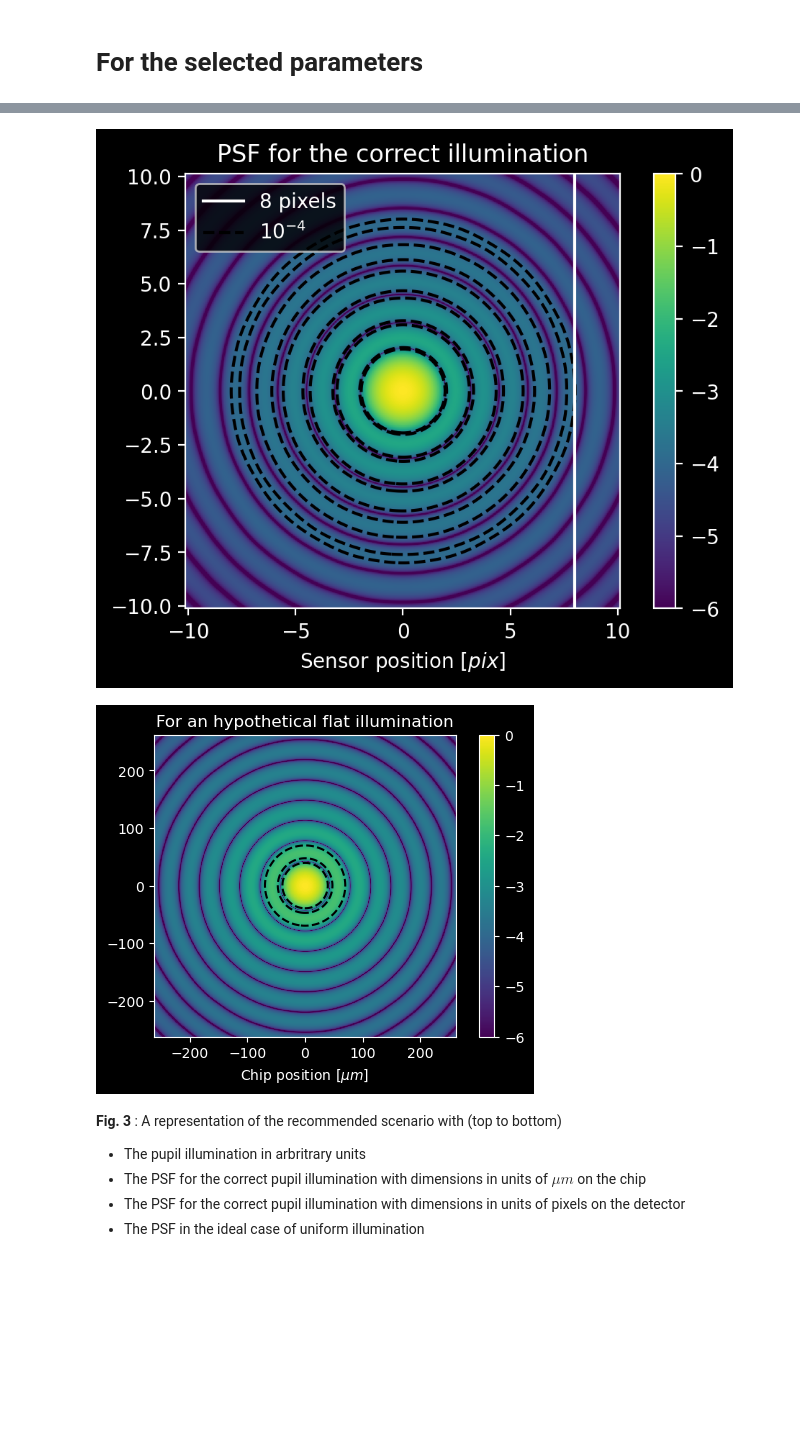
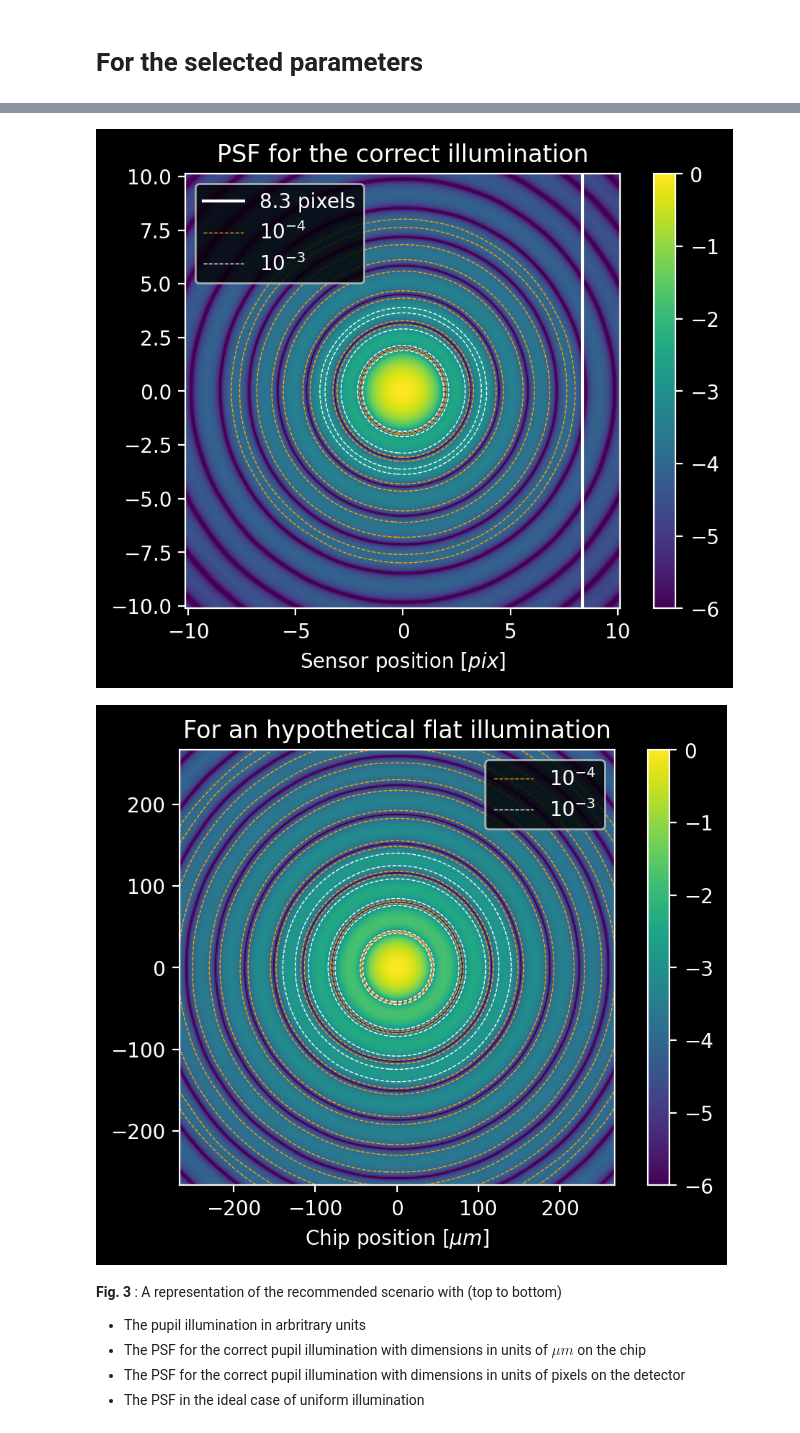
Before and after one commit to rlaugier/gaussian_beams, a Jupyter notebook: gaussian_spectrograph_psf.ipynb, the cells around one changed output, grey strips where cells are left out. Cells and saved outputs as stored; diff of their text form; code cells hidden in the pictures; blank space fills up the shorter version.

Commit message:
Updating the mode field measurements
Measurements based on an email from KG received 2021-10-18.
Also imporving plots of the image plane.

```diff
--- a/gaussian_spectrograph_psf.ipynb
+++ b/gaussian_spectrograph_psf.ipynb
@@ -66,24 +79,14 @@ $\displaystyle w(z) = w_{0} \sqrt{\frac{\lambda^{2} z^{2}}{\pi^{2} w_{0}^{4}} +
 # %%
-nclad, ncore = sp.symbols("n_{clad}, n_{core}", real=True, positive=True)
 
-mywl = 3.5e-6
-mymaxwl = 4.0e-6
-nclad_GLS = 2.3159
-mfd_Tepper = (16.3e-6+24.8e-6)/2
-mfd_Gretzinger = 23.1e-6
-mfd_Tepper_large = 24.8e-6
-mfd_Tepper_small = 16.3e-6
-wl_Tepper = 3.39e-6
-#Tepper_NA = np.sqrt()
 NA = lamb/(sp.pi*w_0)
 ncore = sp.sqrt((NA)**2 + nclad**2)
 ncoren = sp.lambdify((nclad, w_0, lamb), ncore, modules="numpy")
 print("nclad = ", nclad_GLS)
-print("ncore = ", ncoren(nclad_GLS, mfd_Tepper/2, wl_Tepper))
-#best_w = mfd_Tepper/2
-#my_w_0 = mywl * (mfd_Tepper/2)/wl_Tepper
-w01 = mywl * (mfd_Gretzinger/2)/wl_Tepper
-w02 = mymaxwl * (mfd_Gretzinger/2)/wl_Tepper
+print("ncore = ", ncoren(nclad_GLS, mfd_KG_mean/2, wl_KG))
+#best_w = mfd_KG_mean/2
+#my_w_0 = mywl * (mfd_KG_mean/2)/wl_KG
+w01 = mywl * (mfd_KG_mean/2)/wl_KG
+w02 = mymaxwl * (mfd_KG_mean/2)/wl_KG
 print(w01)
 print(w02)
 # %% [output]
@@ -467,21 +473,26 @@ plt.xlabel("Pupil position [mm]")
 plt.title("Pupil illumination")
 plt.show()
 
+rel_levels = np.array([1.0e-4, 1.0e-3])
+colors = np.array(["orange", "w"])
+clabels = [f"$10^{{-4}}$", f"$10^{{-3}}$"]
+pos_chip = 220.0e-6
+pos_im_pix = pos_chip * mag/pitch_H2RG
+
 out_extent_pixels = 1/pitch_H2RG * design_imager_focal_length * mywl/(2*anr) * np.array(out_extent)
 out_extent_chip = f_col * mywl/(2*anr) * np.array(out_extent)
 out_extent_chip_microns = 1.0e6 * np.array(out_extent_chip)
 image = np.abs(output)**2
 image_flat = np.abs(outflat)**2
-clevels = np.array([1.0e-4,])*np.max(image)
-clabels = [f"$10^{{-4}}$"]
+clevels = rel_levels*np.max(image)
 afig = plt.figure(dpi=200)
 plt.imshow(np.log10(image/np.max(image)), extent=out_extent_chip_microns,
           vmin=-6)
 plt.colorbar()
 CS = plt.contour(image, extent=out_extent_chip_microns,
            levels=clevels, linestyles=["--"],
-           colors="k")
-vline = plt.axvline(210., label="210µm")
+           colors=colors, linewidths=0.5)
+vline = plt.axvline(pos_chip*1e6, label=f"{pos_chip*1e6} µm")
 for i in range(len(clevels)):
     CS.collections[i].set_label(str(clabels[i]))
 plt.legend()
@@ -496,25 +507,28 @@ plt.imshow(np.log10(image/np.max(image)), extent=out_extent_pixels,
 plt.colorbar()
 CS = plt.contour(image, extent=out_extent_pixels,
            levels=clevels, linestyles=["--"],
-           colors="k")
+           colors=colors, linewidths=0.5)
 for i in range(len(clevels)):
     CS.collections[i].set_label(str(clabels[i]))
-plt.axvline(8., label="8 pixels")
+plt.axvline(pos_im_pix, label=f"{pos_im_pix:.1f} pixels")
 plt.legend()
 plt.xlabel(r"Sensor position $[pix]$")
 plt.title("PSF for the correct illumination")
 plt.show()
 
 
-clevels_flat = np.array([1.0e-4,])*np.max(image_flat)
-plt.figure(dpi=100)
+clevels_flat = rel_levels*np.max(image_flat)
+plt.figure(dpi=200)
 plt.imshow(np.log10(image_flat/np.max(image_flat)), extent=out_extent_chip_microns,
           vmin=-6)
 plt.colorbar()
-plt.contour(image_flat, extent=out_extent_chip_microns,
-           levels=clevels, linestyles=["--"],
-           colors="k")
+CS = plt.contour(image_flat, extent=out_extent_chip_microns,
+           levels=clevels_flat, linestyles=["--"],
+           colors=colors, linewidths=0.5)
+for i in range(len(clevels)):
+    CS.collections[i].set_label(str(clabels[i]))
 plt.xlabel(r"Chip position $[\mu m]$")
 plt.title("For an hypothetical flat illumination")
+plt.legend()
 plt.show()
 # %% [output]
@@ -523,5 +537,5 @@ plt.show()
-[figure, old version]
+[figure, new version]
-[figure, old version]
+[figure, new version]
 # %% [markdown]
 **Fig. 3** : A representation of the recommended scenario with (top to bottom)
 
```
Also changed, not shown: parts of 13 cells of this notebook.
